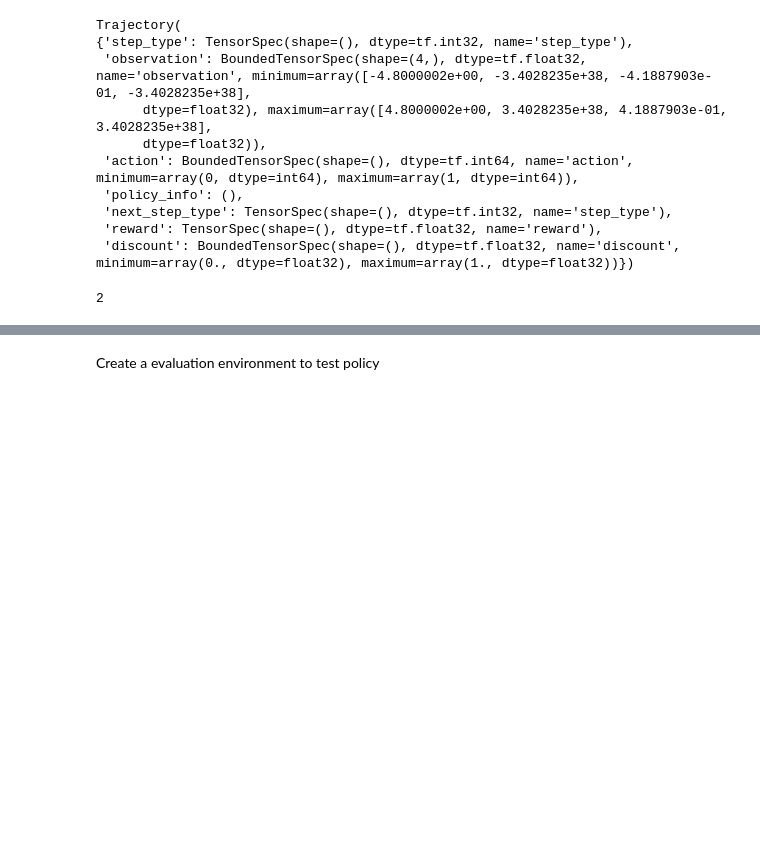
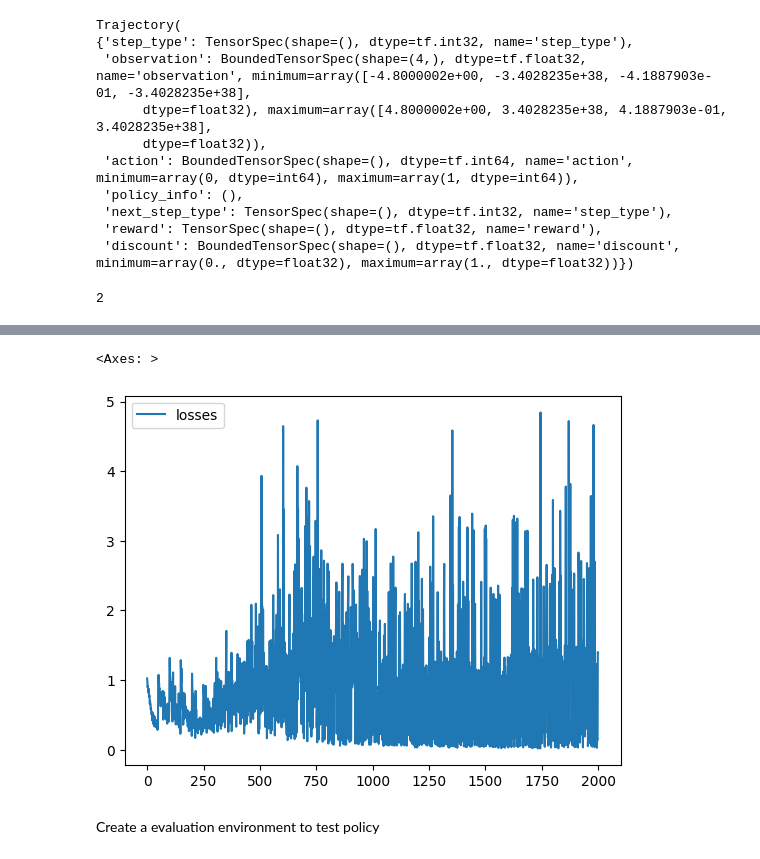
Before and after one commit to anmol438/RL-Projects, a Jupyter notebook: 5-CartPole-tf_agents-DQN/cartpole-tf_agents.ipynb, the cells around one changed output, grey strips where cells are left out. Cells and saved outputs as stored; diff of their text form; code cells hidden in the pictures; blank space fills up the shorter version.

```diff
--- a/5-CartPole-tf_agents-DQN/cartpole-tf_agents.ipynb
+++ b/5-CartPole-tf_agents-DQN/cartpole-tf_agents.ipynb
@@ -572,3 +605,8 @@ train_agent(5)
+# %%
+pd.DataFrame({'losses': losses}).plot()
+# %% [output]
+<Axes: >
+[figure, added]
 # %% [markdown]
 Create a evaluation environment to test policy
 # %%
```
Also changed, not shown: parts of 28 cells of this notebook.
